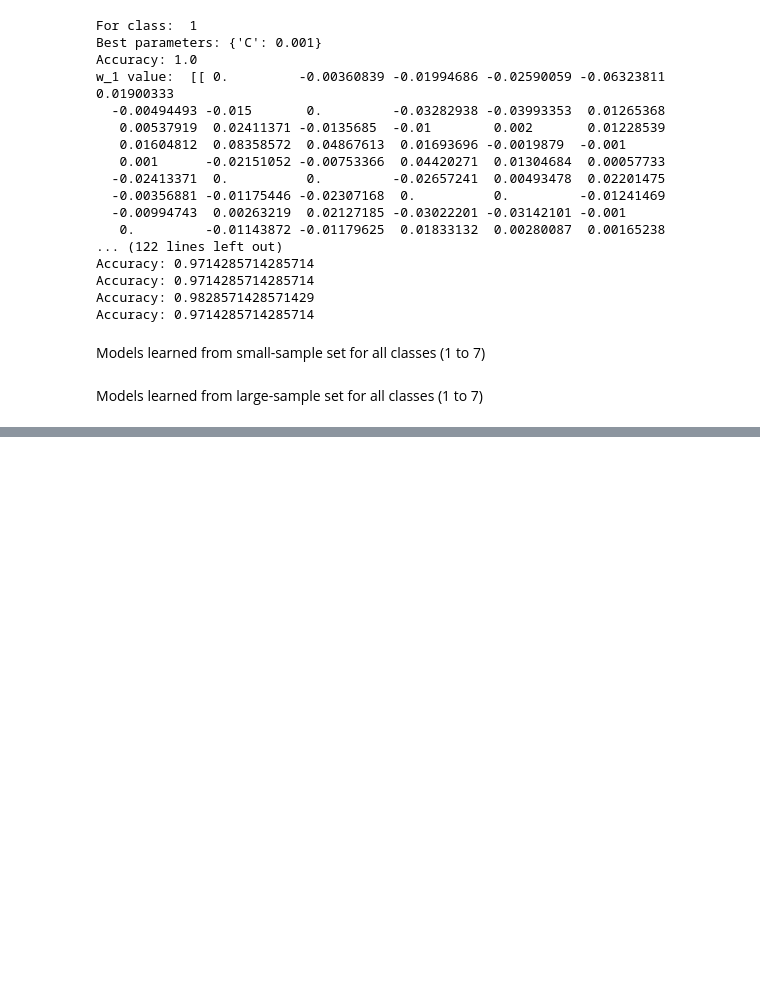
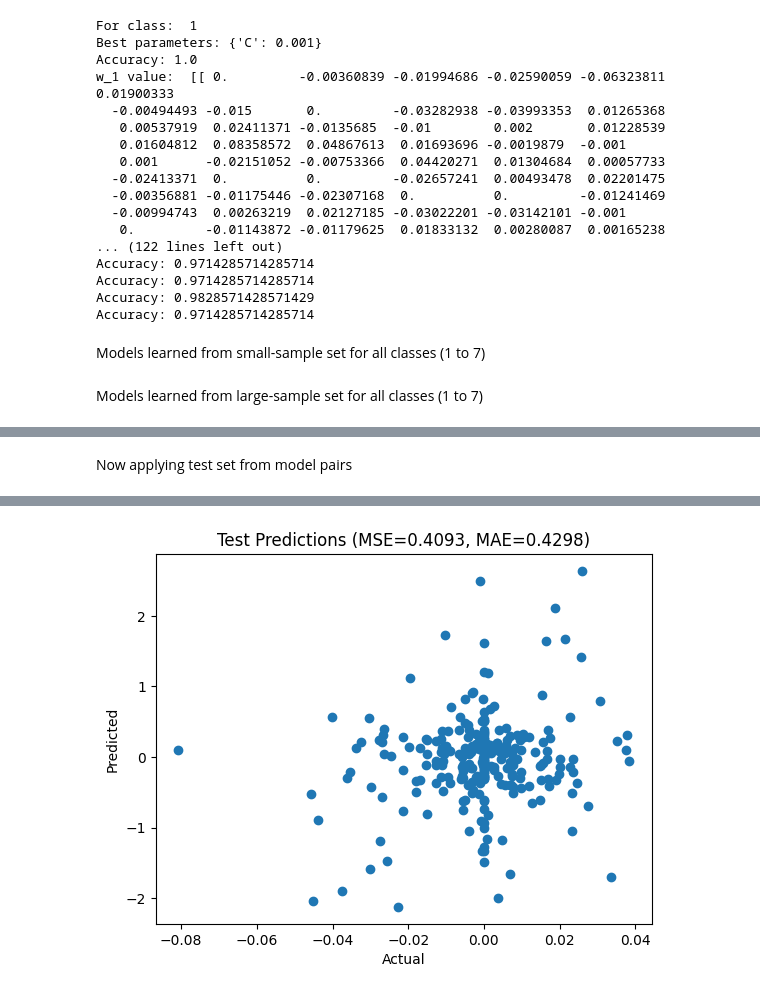
Before and after one commit to ayan-2025/Learning-to-Learn-Model-Regression-Network, a Jupyter notebook: Learning_to_Learn_Model_Regression_Network.ipynb, the cells around one changed output, grey strips where cells are left out. Cells and saved outputs as stored; diff of their text form; code cells hidden in the pictures; blank space fills up the shorter version.

```diff
--- a/Learning_to_Learn_Model_Regression_Network.ipynb
+++ b/Learning_to_Learn_Model_Regression_Network.ipynb
@@ -194,0 +195,16 @@ Fold 5 validation accuracy: 0.25351276993751526
+# %% [markdown]
+Now applying test set from model pairs
+# %%
+from sklearn.metrics import mean_squared_error, mean_absolute_error
+import matplotlib.pyplot as plt
+
+y_pred = model.predict(X_test)
+mse = mean_squared_error(y_test, y_pred)
+mae = mean_absolute_error(y_test, y_pred)
+
+plt.scatter(y_test, y_pred)
+plt.xlabel('Actual')
+plt.ylabel('Predicted')
+plt.title(f'Test Predictions (MSE={mse:.4f}, MAE={mae:.4f})')
+plt.show()
+# %% [output]
@@ -194,0 +212 @@ Fold 5 validation accuracy: 0.25351276993751526
+[figure, added]
```
Also changed, not shown: parts of 3 cells of this notebook.
